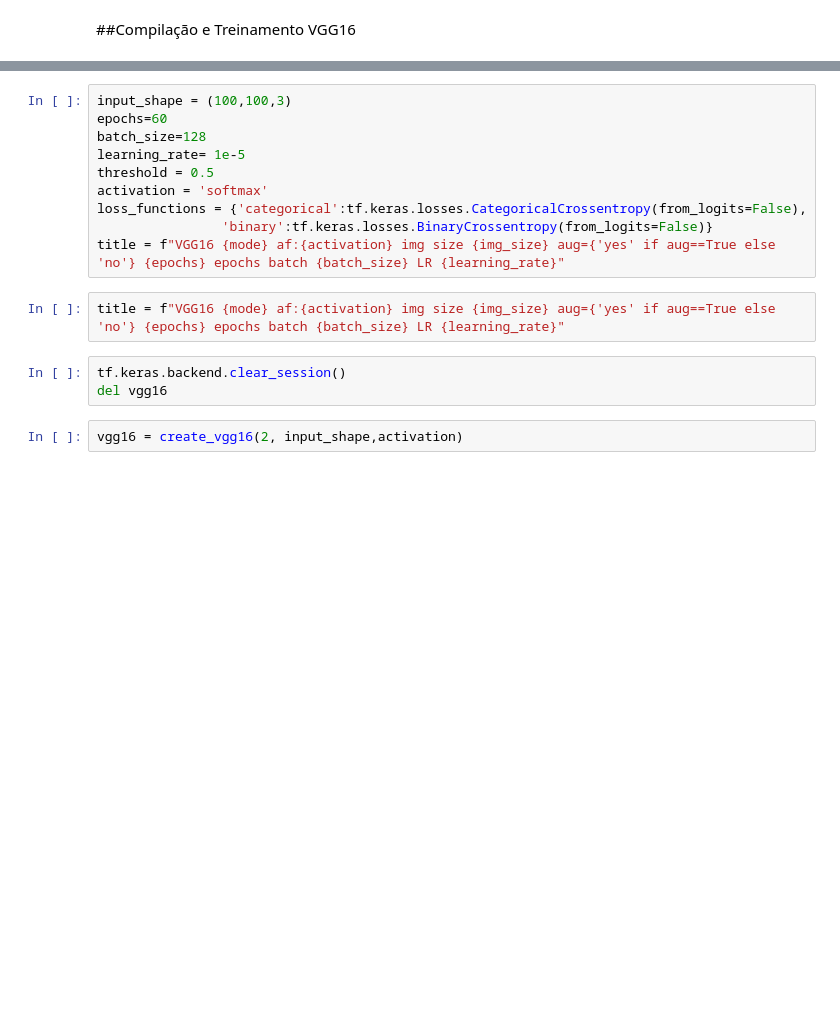
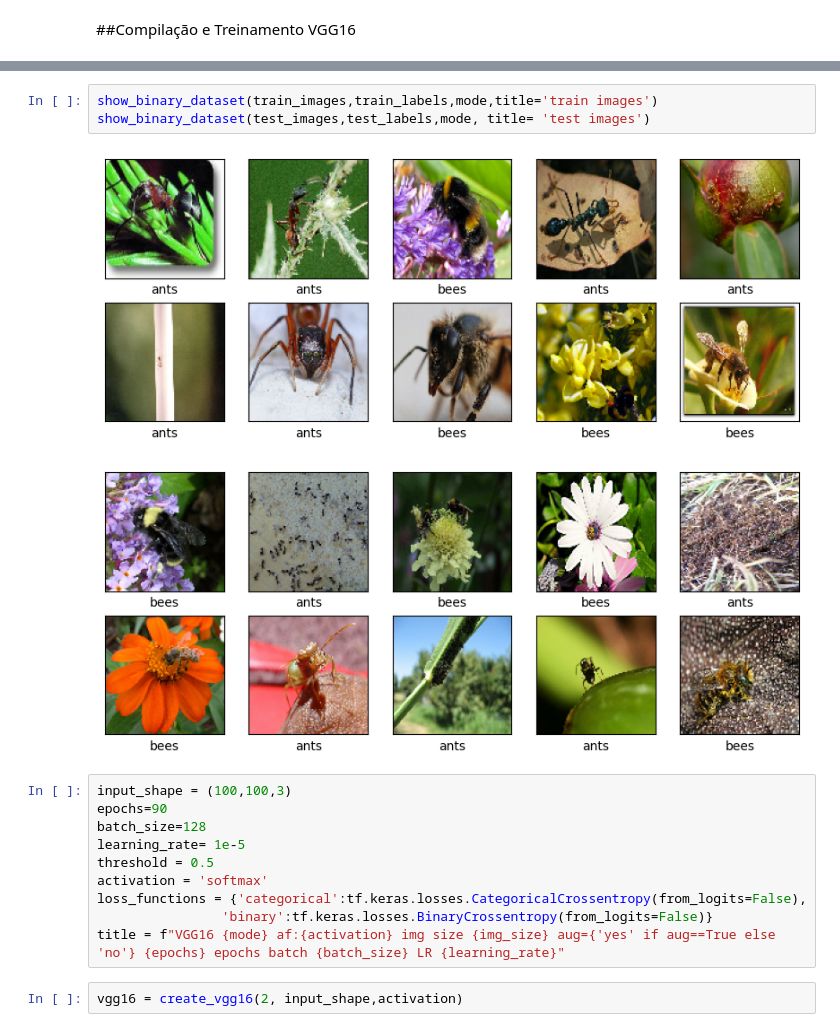
Before and after one commit to benector/ImageClassification-AlexNet-VGG16, a Jupyter notebook: Hymenoptera.ipynb, the cells around one changed output, grey strips where cells are left out. Saved outputs shown, nothing was run; the diff lists cells and outputs as text; blank space fills up the shorter version.

```diff
--- a/Hymenoptera.ipynb
+++ b/Hymenoptera.ipynb
@@ -450,6 +430,12 @@ def create_vgg16(num_classes,input_shape,last_activation='softmax'):
+# %%
+show_binary_dataset(train_images,train_labels,mode,title='train images')
+show_binary_dataset(test_images,test_labels,mode, title= 'test images')
+# %% [output]
+[figure, added]
+[figure, added]
 # %%
 input_shape = (100,100,3)
-epochs=60
+epochs=90
 batch_size=128
 learning_rate= 1e-5
 threshold = 0.5
@@ -457,11 +443,6 @@ activation = 'softmax'
 loss_functions = {'categorical':tf.keras.losses.CategoricalCrossentropy(from_logits=False),
                 'binary':tf.keras.losses.BinaryCrossentropy(from_logits=False)}
 title = f"VGG16 {mode} af:{activation} img size {img_size} aug={'yes' if aug==True else 'no'} {epochs} epochs batch {batch_size} LR {learning_rate}"
-# %%
-title = f"VGG16 {mode} af:{activation} img size {img_size} aug={'yes' if aug==True else 'no'} {epochs} epochs batch {batch_size} LR {learning_rate}"
-# %%
-tf.keras.backend.clear_session()
-del vgg16
 # %%
 vgg16 = create_vgg16(2, input_shape,activation)
 # %%
```
Also changed, not shown: parts of 20 cells of this notebook.
